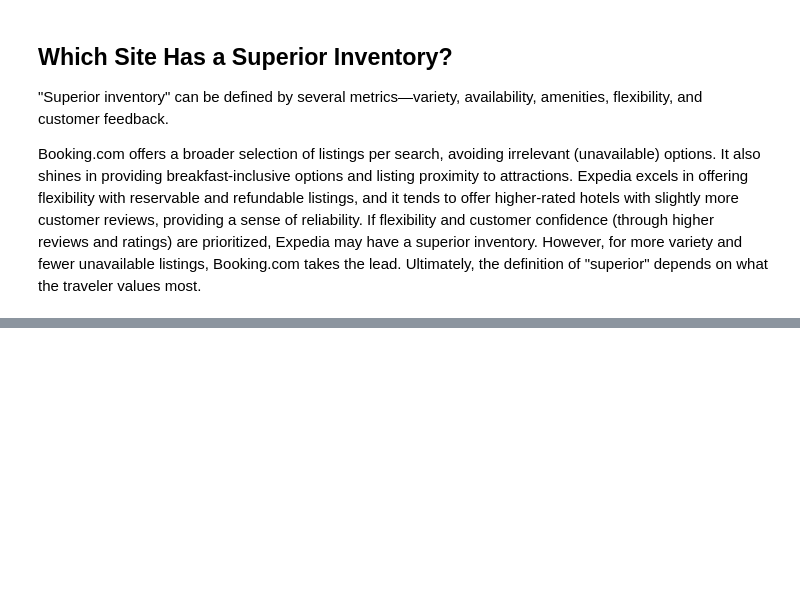
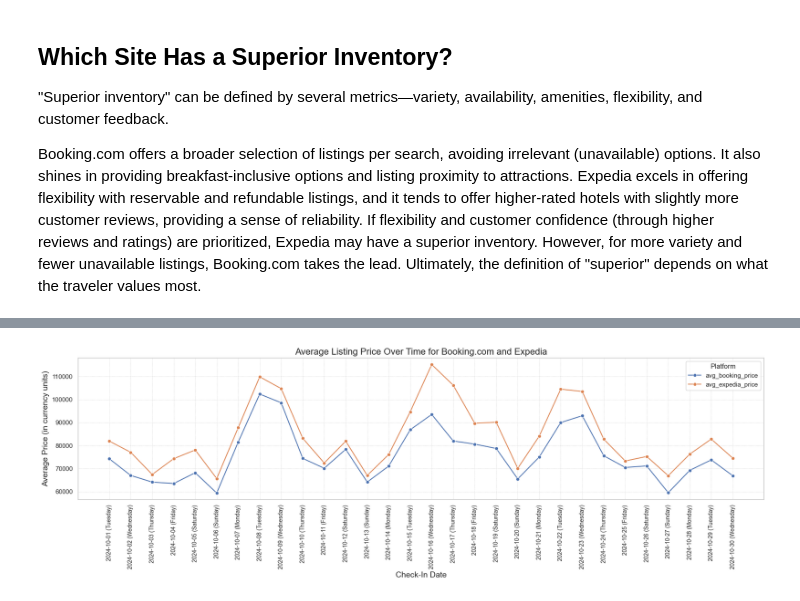
Before and after one commit to axnmol/scraper, a Jupyter notebook: scrap.ipynb, the cells around one changed output, grey strips where cells are left out. Drawn from its saved outputs; the diff is of its cells as text; code cells hidden in the pictures; blank space fills up the shorter version.

```diff
--- a/scrap.ipynb
+++ b/scrap.ipynb
@@ -616,0 +621,37 @@ If flexibility and customer confidence (through higher reviews and ratings) are
+# %%
+bookingDf["checkIn"] = pd.to_datetime(bookingDf["checkIn"])
+expediaDf["checkIn"] = pd.to_datetime(expediaDf["checkIn"])
+booking_avg_price = bookingDf.groupby("checkIn")["sellingPrice"].mean().reset_index()
+booking_avg_price.rename(columns={"sellingPrice": "avg_booking_price"}, inplace=True)
+expedia_avg_price = expediaDf.groupby("checkIn")["sellingPrice"].mean().reset_index()
+expedia_avg_price.rename(columns={"sellingPrice": "avg_expedia_price"}, inplace=True)
+price_df = pd.merge(booking_avg_price, expedia_avg_price, on="checkIn", how="outer")
+
+melted_price_df = price_df.melt(
+    id_vars="checkIn",
+    value_vars=["avg_booking_price", "avg_expedia_price"],
+    var_name="Platform",
+    value_name="Average Price",
+)
+
+plt.figure(figsize=(18, 6), dpi=100)
+sns.lineplot(
+    data=melted_price_df, x="checkIn", y="Average Price", hue="Platform", marker="o"
+)
+plt.title("Average Listing Price Over Time for Booking.com and Expedia", fontsize=16)
+date_range = pd.date_range(
+    start=price_df["checkIn"].min(), end=price_df["checkIn"].max(), freq="D"
+)
+plt.xticks(
+    date_range,
+    [f"{date.strftime('%Y-%m-%d')} ({date.strftime('%A')})" for date in date_range],
+    rotation=90,
+    fontsize=10,
+)
+plt.xlabel("Check-In Date", fontsize=14)
+plt.ylabel("Average Price (in currency units)", fontsize=14)
+plt.grid(True, linestyle=":", linewidth=0.7)
+plt.tight_layout()
+plt.show()
+# %% [output]
+[figure, added]
```
Also changed, not shown: parts of 7 cells of this notebook.
